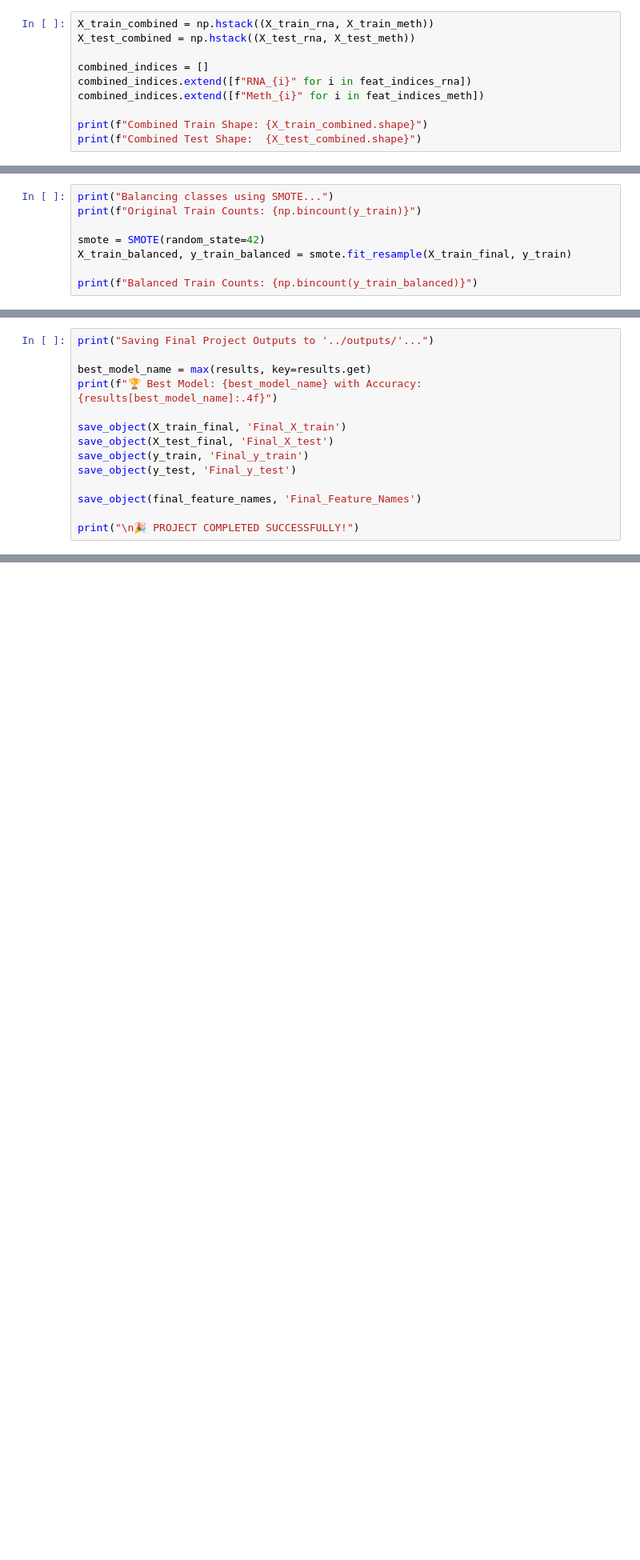
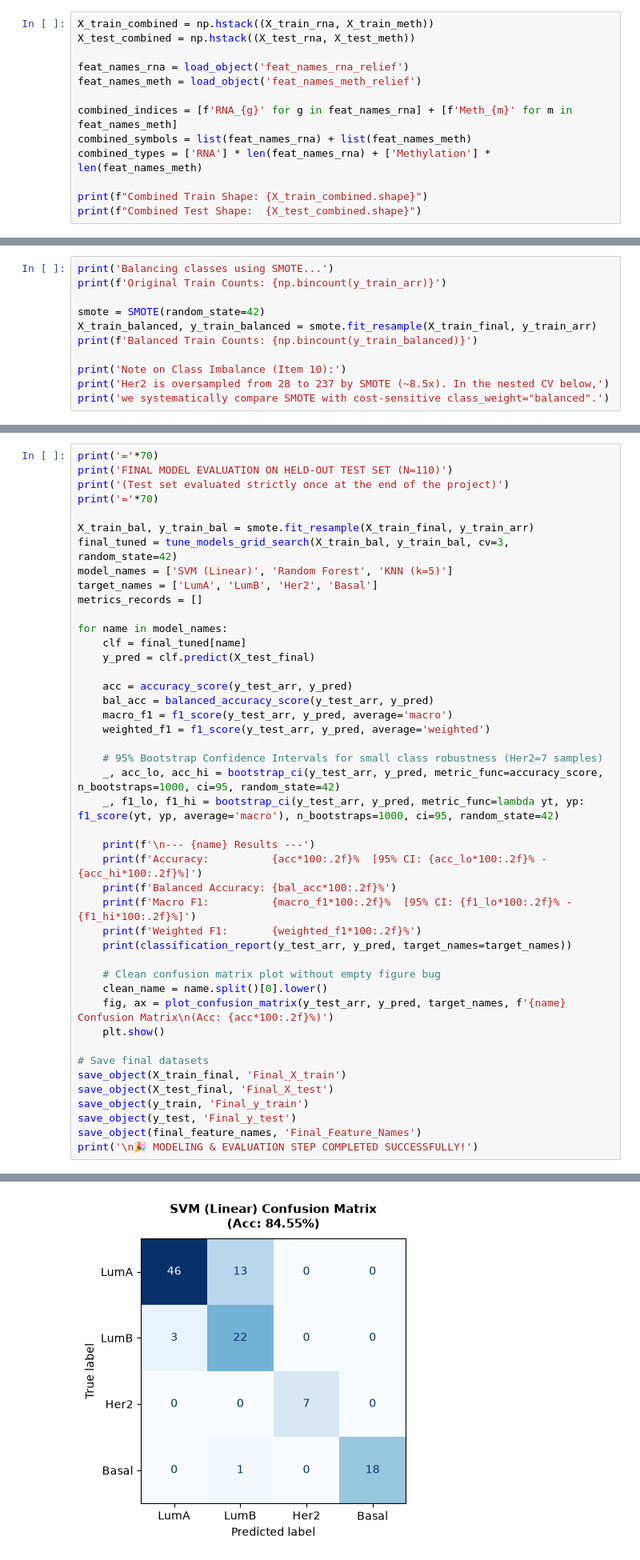
Before and after one commit to Shayan-Nami/Breast-Cancer-MultiOmics, a Jupyter notebook: notebooks/Feature Selection_4.ipynb, the cells around one changed output, grey strips where cells are left out. Shown at 80% size. Saved outputs shown, nothing was run; the diff lists cells and outputs as text; blank space fills up the shorter version.

```diff
--- a/notebooks/Feature Selection_4.ipynb
+++ b/notebooks/Feature Selection_4.ipynb
@@ -124,9 +70,12 @@ Meth Features: 150
 X_train_combined = np.hstack((X_train_rna, X_train_meth))
 X_test_combined = np.hstack((X_test_rna, X_test_meth))
 
-combined_indices = []
-combined_indices.extend([f"RNA_{i}" for i in feat_indices_rna])
-combined_indices.extend([f"Meth_{i}" for i in feat_indices_meth])
+feat_names_rna = load_object('feat_names_rna_relief')
+feat_names_meth = load_object('feat_names_meth_relief')
+
+combined_indices = [f'RNA_{g}' for g in feat_names_rna] + [f'Meth_{m}' for m in feat_names_meth]
+combined_symbols = list(feat_names_rna) + list(feat_names_meth)
+combined_types = ['RNA'] * len(feat_names_rna) + ['Methylation'] * len(feat_names_meth)
 
 print(f"Combined Train Shape: {X_train_combined.shape}")
 print(f"Combined Test Shape:  {X_test_combined.shape}")
@@ -158,13 +117,16 @@ Top 5 Selected Features: ['Meth_5587', 'RNA_7442', 'RNA_9903', 'Meth_11208', 'RN
 # %% [markdown]
 ## Data Balancing (SMOTE)
 # %%
-print("Balancing classes using SMOTE...")
-print(f"Original Train Counts: {np.bincount(y_train)}")
+print('Balancing classes using SMOTE...')
+print(f'Original Train Counts: {np.bincount(y_train_arr)}')
 
 smote = SMOTE(random_state=42)
-X_train_balanced, y_train_balanced = smote.fit_resample(X_train_final, y_train)
+X_train_balanced, y_train_balanced = smote.fit_resample(X_train_final, y_train_arr)
+print(f'Balanced Train Counts: {np.bincount(y_train_balanced)}')
 
-print(f"Balanced Train Counts: {np.bincount(y_train_balanced)}")
+print('Note on Class Imbalance (Item 10):')
+print('Her2 is oversampled from 28 to 237 by SMOTE (~8.5x). In the nested CV below,')
+print('we systematically compare SMOTE with cost-sensitive class_weight="balanced".')
 # %% [output]
 Balancing classes using SMOTE...
 Original Train Counts: [237  97  28  77]
@@ -226,17 +281,47 @@ weighted avg       0.84      0.85      0.84       110
 # %% [markdown]
 ## Saving Final Results
 # %%
-print("Saving Final Project Outputs to '../outputs/'...")
+print('='*70)
+print('FINAL MODEL EVALUATION ON HELD-OUT TEST SET (N=110)')
+print('(Test set evaluated strictly once at the end of the project)')
+print('='*70)
 
-best_model_name = max(results, key=results.get)
-print(f"🏆 Best Model: {best_model_name} with Accuracy: {results[best_model_name]:.4f}")
+X_train_bal, y_train_bal = smote.fit_resample(X_train_final, y_train_arr)
+final_tuned = tune_models_grid_search(X_train_bal, y_train_bal, cv=3, random_state=42)
+model_names = ['SVM (Linear)', 'Random Forest', 'KNN (k=5)']
+target_names = ['LumA', 'LumB', 'Her2', 'Basal']
+metrics_records = []
 
+for name in model_names:
+    clf = final_tuned[name]
+    y_pred = clf.predict(X_test_final)
+
+    acc = accuracy_score(y_test_arr, y_pred)
+    bal_acc = balanced_accuracy_score(y_test_arr, y_pred)
+    macro_f1 = f1_score(y_test_arr, y_pred, average='macro')
+    weighted_f1 = f1_score(y_test_arr, y_pred, average='weighted')
+
+    # 95% Bootstrap Confidence Intervals for small class robustness (Her2=7 samples)
+    _, acc_lo, acc_hi = bootstrap_ci(y_test_arr, y_pred, metric_func=accuracy_score, n_bootstraps=1000, ci=95, random_state=42)
+    _, f1_lo, f1_hi = bootstrap_ci(y_test_arr, y_pred, metric_func=lambda yt, yp: f1_score(yt, yp, average='macro'), n_bootstraps=1000, ci=95, random_state=42)
+
+    print(f'\n--- {name} Results ---')
+    print(f'Accuracy:          {acc*100:.2f}%  [95% CI: {acc_lo*100:.2f}% - {acc_hi*100:.2f}%]')
+    print(f'Balanced Accuracy: {bal_acc*100:.2f}%')
+    print(f'Macro F1:          {macro_f1*100:.2f}%  [95% CI: {f1_lo*100:.2f}% - {f1_hi*100:.2f}%]')
+    print(f'Weighted F1:       {weighted_f1*100:.2f}%')
+    print(classification_report(y_test_arr, y_pred, target_names=target_names))
+
+    # Clean confusion matrix plot without empty figure bug
+    clean_name = name.split()[0].lower()
+    fig, ax = plot_confusion_matrix(y_test_arr, y_pred, target_names, f'{name} Confusion Matrix\n(Acc: {acc*100:.2f}%)')
+    plt.show()
+
+# Save final datasets
 save_object(X_train_final, 'Final_X_train')
 save_object(X_test_final, 'Final_X_test')
 save_object(y_train, 'Final_y_train')
 save_object(y_test, 'Final_y_test')
-
 save_object(final_feature_names, 'Final_Feature_Names')
-
-print("\n🎉 PROJECT COMPLETED SUCCESSFULLY!")
+print('\n🎉 MODELING & EVALUATION STEP COMPLETED SUCCESSFULLY!')
 # %% [output]
@@ -251,0 +348 @@ Saving Final Project Outputs to '../outputs/'...
+[figure, added]
```
Also changed, not shown: parts of 10 cells of this notebook, 7 other files.
